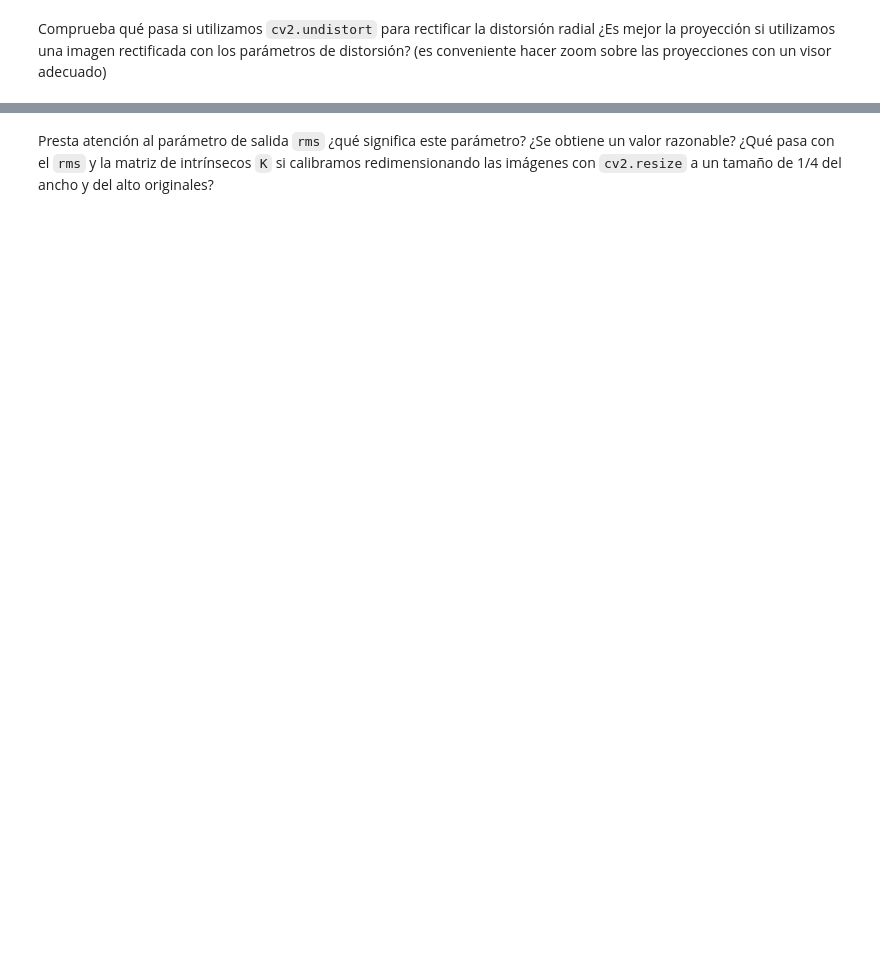
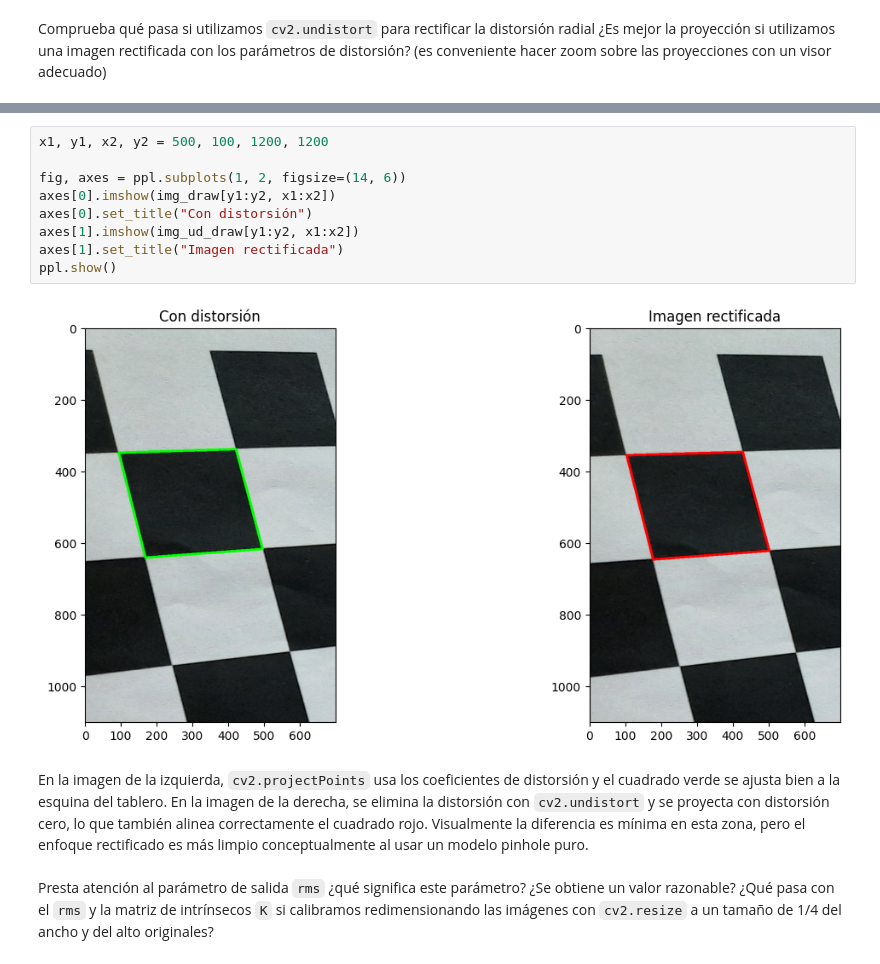
Before and after one commit to TarekElshami/Camera-Calibration-Zhang-Method, a Jupyter notebook: PracticaCalib2026_Alumnos.ipynb, the cells around one changed output, grey strips where cells are left out. Cells and saved outputs as stored; diff of their text form; blank space fills up the shorter version.

```diff
--- a/PracticaCalib2026_Alumnos.ipynb
+++ b/PracticaCalib2026_Alumnos.ipynb
@@ -225,2 +291,15 @@ Comprueba qué pasa si utilizamos ``cv2.undistort`` para rectificar la distorsi
+# %%
+x1, y1, x2, y2 = 500, 100, 1200, 1200
+
+fig, axes = ppl.subplots(1, 2, figsize=(14, 6))
+axes[0].imshow(img_draw[y1:y2, x1:x2])
+axes[0].set_title("Con distorsión")
+axes[1].imshow(img_ud_draw[y1:y2, x1:x2])
+axes[1].set_title("Imagen rectificada")
+ppl.show()
+# %% [output]
+[figure, added]
+# %% [markdown]
+En la imagen de la izquierda, `cv2.projectPoints` usa los coeficientes de distorsión y el cuadrado verde se ajusta bien a la esquina del tablero. En la imagen de la derecha, se elimina la distorsión con `cv2.undistort` y se proyecta con distorsión cero, lo que también alinea correctamente el cuadrado rojo. Visualmente la diferencia es mínima en esta zona, pero el enfoque rectificado es más limpio conceptualmente al usar un modelo pinhole puro.
 # %% [markdown]
 Presta atención al parámetro de salida ``rms`` ¿qué significa este parámetro? ¿Se obtiene un valor razonable? ¿Qué pasa con el ``rms`` y la matriz de intrínsecos ``K`` si calibramos redimensionando las imágenes con ``cv2.resize`` a un tamaño de 1/4 del ancho y del alto originales?
```
Also changed, not shown: parts of 13 cells of this notebook.
